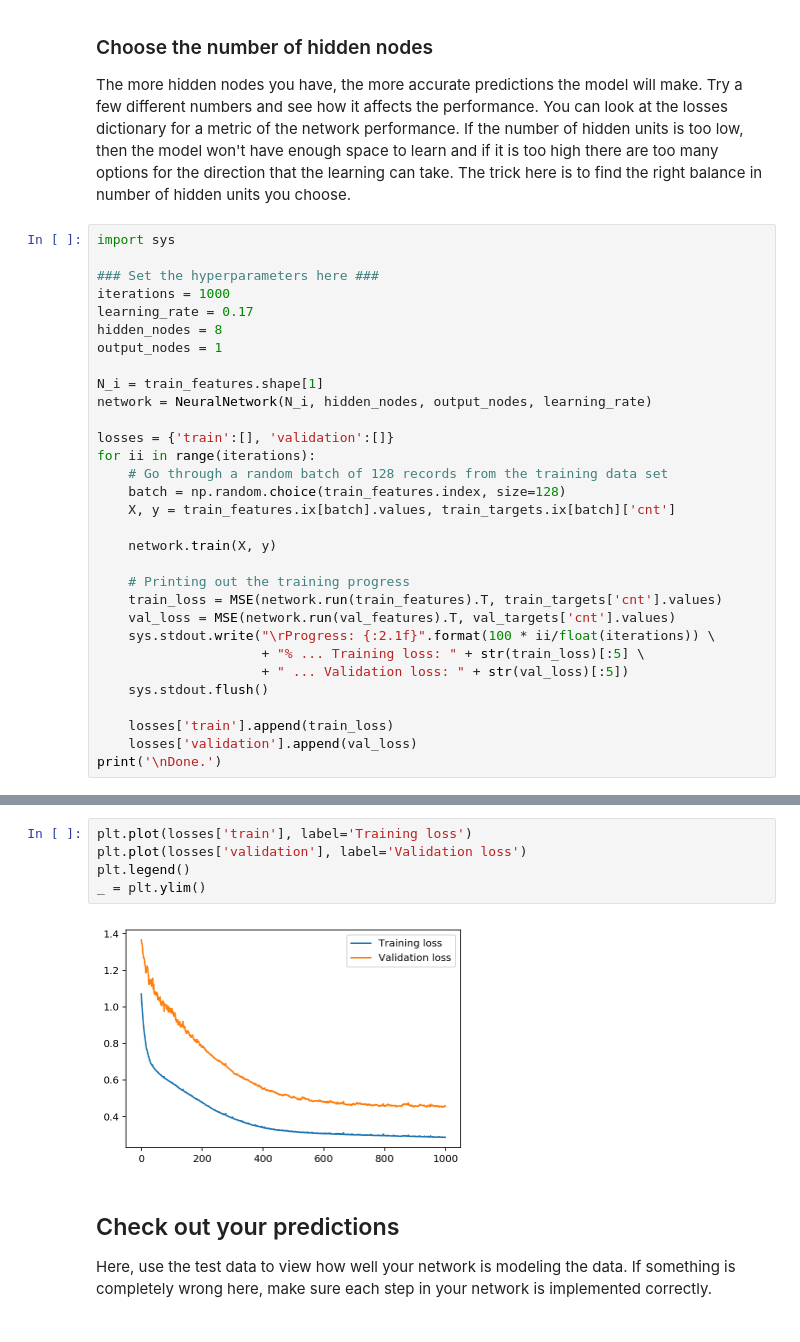
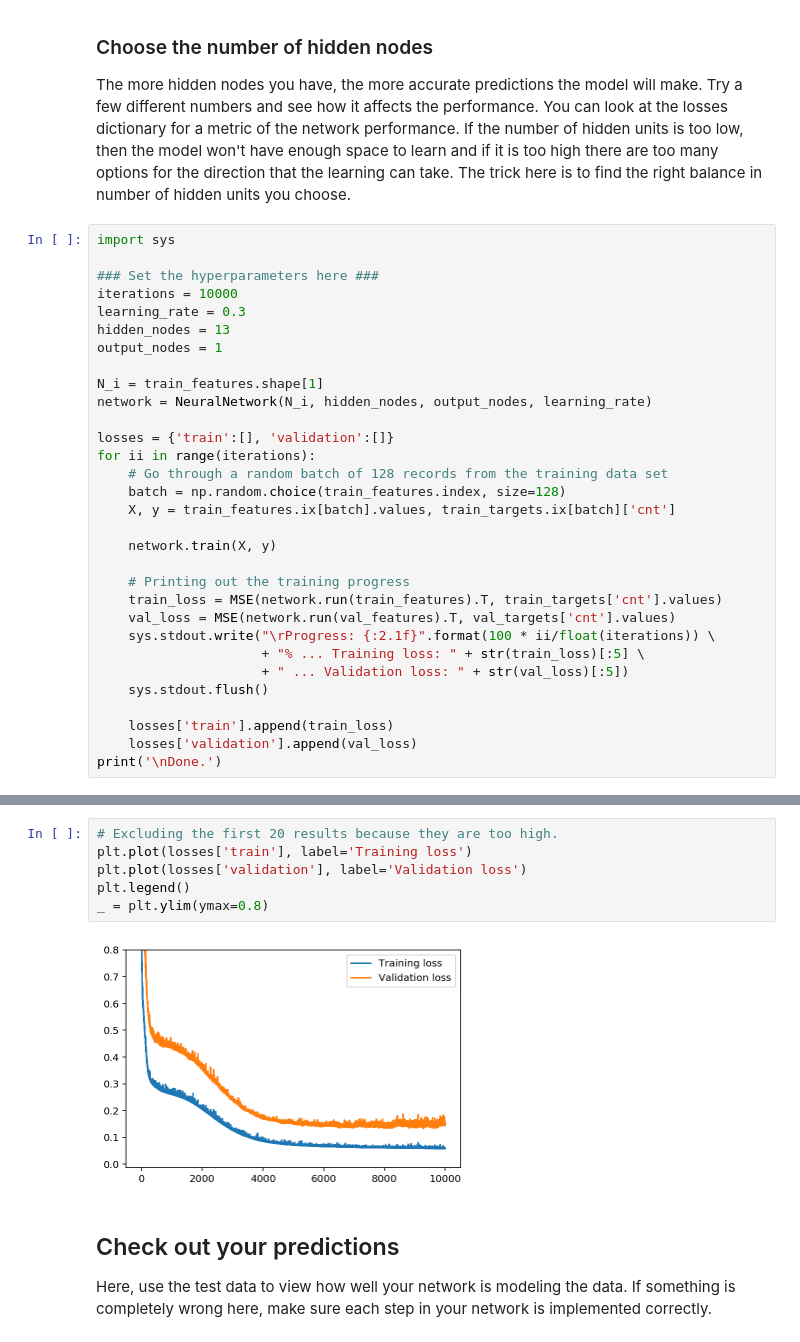
Before and after one commit to kbumsik/Deep-Learning-ND, a Jupyter notebook: 1_bike_rental_prediction/first_neural_network.ipynb, the cells around one changed output, grey strips where cells are left out. Cells and saved outputs as stored; diff of their text form.

```diff
--- a/1_bike_rental_prediction/first_neural_network.ipynb
+++ b/1_bike_rental_prediction/first_neural_network.ipynb
@@ -343,9 +343,9 @@ The more hidden nodes you have, the more accurate predictions the model will mak
 import sys
 
 ### Set the hyperparameters here ###
-iterations = 1000
-learning_rate = 0.17
-hidden_nodes = 8
+iterations = 10000
+learning_rate = 0.3
+hidden_nodes = 13
 output_nodes = 1
 
 N_i = train_features.shape[1]
@@ -383,11 +383,12 @@ Progress: 99.9% ... Training loss: 0.285 ... Validation loss: 0.455
 Done.
 # %%
+# Excluding the first 20 results because they are too high.
 plt.plot(losses['train'], label='Training loss')
 plt.plot(losses['validation'], label='Validation loss')
 plt.legend()
-_ = plt.ylim()
+_ = plt.ylim(ymax=0.8)
 # %% [output]
-[figure, old version]
+[figure, new version]
 # %% [markdown]
 ## Check out your predictions
 
```
Also changed, not shown: parts of 3 cells of this notebook.
